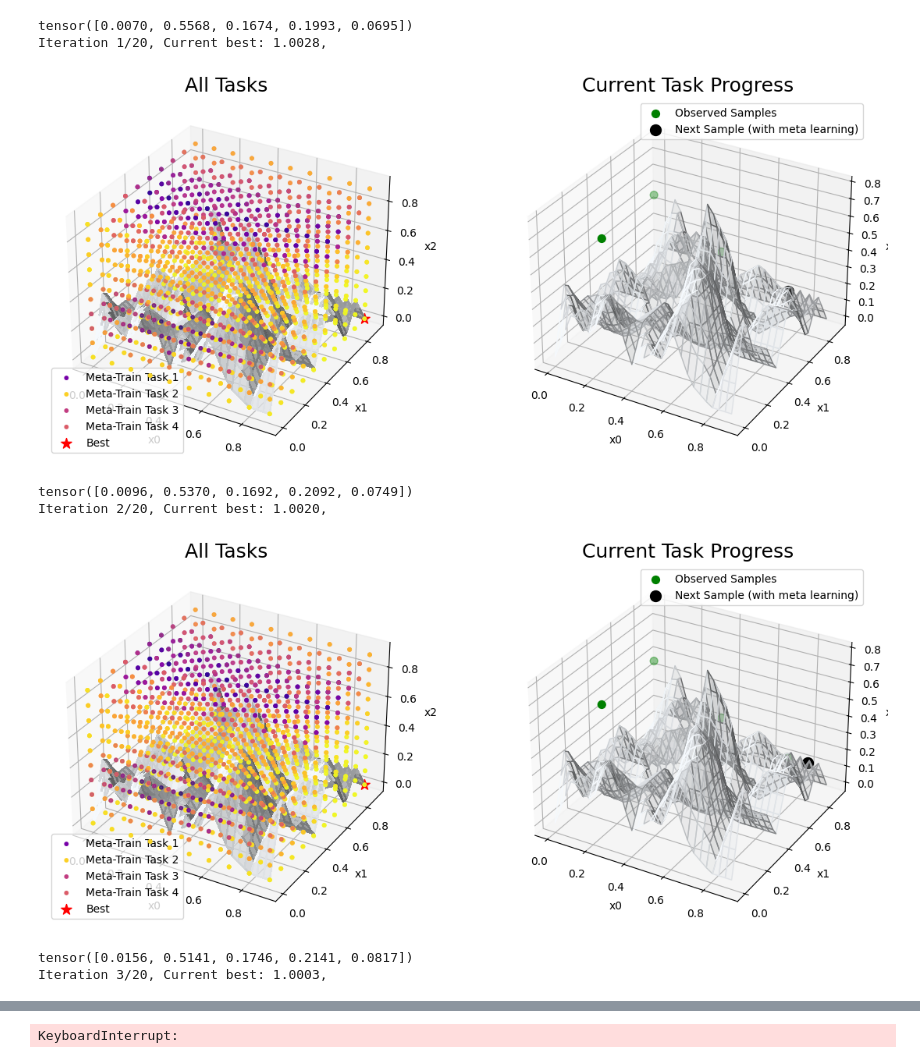
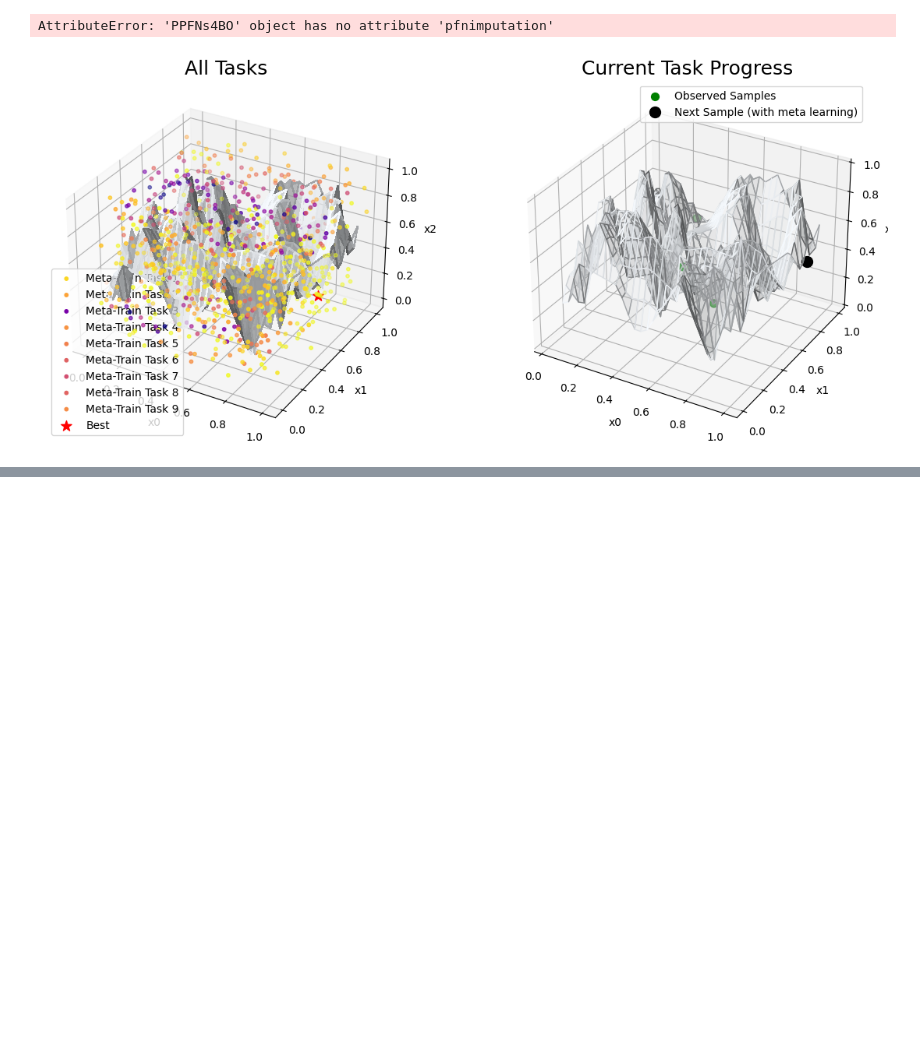
Before and after one commit to timruhkopf/ExperiencedFT-PFNs, a Jupyter notebook: HPO_tasks/Meta-learning-BO/benchmarks/SimpleSynth/heartmac_3d.ipynb, the cells around one changed output, grey strips where cells are left out. Saved outputs shown, nothing was run; the diff lists cells and outputs as text; code cells hidden in the pictures; blank space fills up the shorter version.

```diff
--- a/HPO_tasks/Meta-learning-BO/benchmarks/SimpleSynth/heartmac_3d.ipynb
+++ b/HPO_tasks/Meta-learning-BO/benchmarks/SimpleSynth/heartmac_3d.ipynb
@@ -31,11 +28,11 @@ fontsize = 18
 lw=2
 
 import pfns4bo
-from mpfns4bo.mpfns4bo import MPFNs4BO
+from mpfns4bo.ppfns4bo import PPFNs4BO
 from mpl_toolkits.mplot3d import Axes3D
 from scipy.interpolate import griddata
 meta_data = benchmark.get_meta_data()
-optimizer = MPFNs4BO(torch.load( pfns4bo.hebo_plus_model), benchmark.search_space, meta_data, apply_power_transform=False,
+optimizer = PPFNs4BO(torch.load( pfns4bo.hebo_plus_model), benchmark.search_space, meta_data, apply_power_transform=False,
                       only_obs_incumbents=True, tranformation_type=None, mixing_strategy="my",)
 
 
@@ -80,12 +77,10 @@ for iteration in range(max_evaluations):
     # Plot the surface in blue, faster with lower resolution
     axs[0].plot_surface(grid_x, grid_y, grid_z, facecolors=plt.cm.Blues(grid_val), rstride=1, cstride=1, alpha=0.7, antialiased=False)
 
-    task_names = ["Meta-Train Task 1", "Meta-Train Task 2", "Meta-Train Task 3", "Meta-Train Task 4", "Meta-Train Task 5"]
-
     for i, (k, mdata) in enumerate(meta_data.items()):
         mX = np.array([benchmark.search_space.to_numerical(e.configuration) for e in mdata])
         mY = - np.array([e.objectives["loss"] for e in mdata]).reshape(-1)
-        axs[0].scatter(mX[:, 0], mX[:, 1], mX[:, 2], c=mY, cmap='plasma', s=10, label=task_names[i])
+        axs[0].scatter(mX[:, 0], mX[:, 1], mX[:, 2], c=mY, cmap='plasma', s=10, label=f"Meta-Train Task {i + 1}")
 
     axs[0].scatter(X[y.argmin(), 0], X[y.argmin(), 1], X[y.argmin(), 2], marker="*", s=100, c="red", label="Best", zorder=99)
     axs[0].set_title("All Tasks", fontsize=fontsize)
@@ -111,38 +106,32 @@ for iteration in range(max_evaluations):
 
 
     axs[1].scatter(X[current_evaluations, 0], X[current_evaluations, 1], X[current_evaluations, 2], s=50, c="green", label="Observed Samples", zorder=99)
     idx = optimizer.observe_and_suggest(
         X[current_evaluations], y[current_evaluations], X[pending_evaluations]
     )
     axs[1].scatter(X[pending_evaluations][idx, 0], X[pending_evaluations][idx, 1], X[pending_evaluations][idx, 2], s=100, c="black", label="Next Sample (with meta learning)", zorder=99)
     idx = pending_evaluations[idx]
     pending_evaluations.remove(idx)
     current_evaluations.append(idx)
     min_regret_history.append(np.min(y[current_evaluations]))
 
     axs[1].set_title("Current Task Progress", fontsize=fontsize)
     axs[1].set_xlabel("x0")
     axs[1].set_ylabel("x1")
     axs[1].set_zlabel("x2")
     axs[1].legend()
 
     print(optimizer.pfnimputation.reliability_scores)
     print(f"Iteration {iteration + 1}/{max_evaluations}, "
           f"Current best: {min_regret_history[-1]:.4f}, ")
 
     plt.show()
 
     if min(y) in min_regret_history:
         break
 
 # negate to recover accuracy
 min_regret_history += [min(y).item()] * (max_evaluations - i - 1)
 # %% [output]
-tensor([0.0070, 0.5568, 0.1674, 0.1993, 0.0695])
-Iteration 1/20, Current best: 1.0028,
+AttributeError: 'PPFNs4BO' object has no attribute 'pfnimputation'
-[figure, old version]
+[figure, new version]
-tensor([0.0096, 0.5370, 0.1692, 0.2092, 0.0749])
-Iteration 2/20, Current best: 1.0020,
-[figure, removed]
-tensor([0.0156, 0.5141, 0.1746, 0.2141, 0.0817])
-Iteration 3/20, Current best: 1.0003,
@@ -150 +137,0 @@ Iteration 3/20, Current best: 1.0003,
-KeyboardInterrupt:
```
Also changed, not shown: parts of 2 cells of this notebook, 54 other files.
